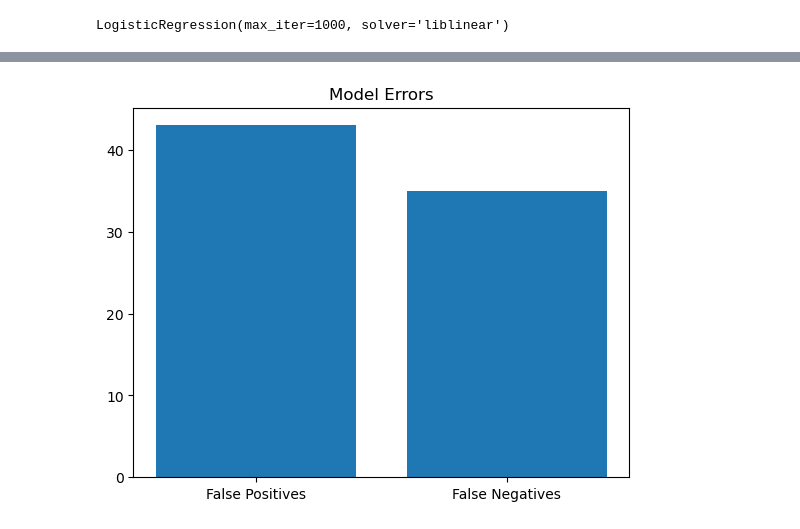
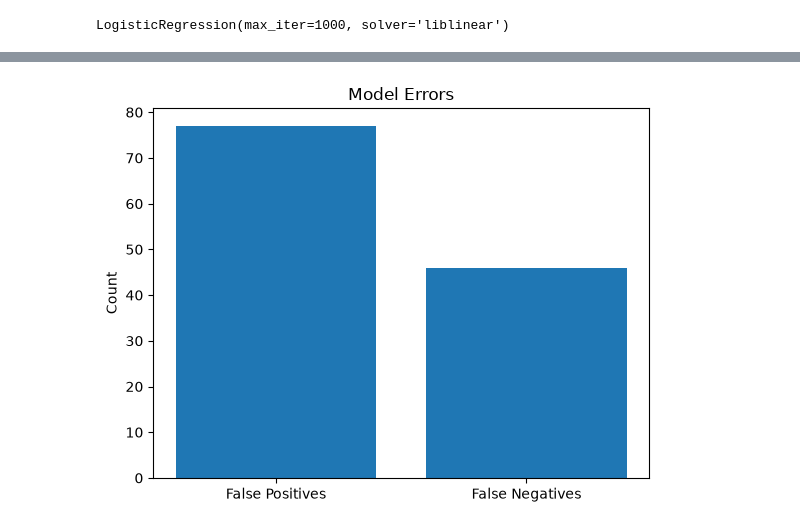
Before and after one commit to vlaw1217/Cyber-Security-Capstone-Project-, a Jupyter notebook: Capstone_Phishing_Email.ipynb, the cells around one changed output, grey strips where cells are left out. Cells and saved outputs as stored; diff of their text form; code cells hidden in the pictures.

```diff
--- a/Capstone_Phishing_Email.ipynb
+++ b/Capstone_Phishing_Email.ipynb
@@ -113,26 +74,17 @@ df.head()
 | 2 | Daily Top 10 <Karmandeep-opengevl... | user2.9@gvc.ceas-challenge.cc | Tue, 05 Aug 2008 20:28:00 -1200 | CNN.com Daily Top 10 | >+=+=+=+=+=+=+=+=+=+=+=+=+=+=+=+=... | 1 | 1 |
 | 3 | Michael Parker <ivqrnai@pobox.com> | SpamAssassin Dev <xrh@spamassassi... | Tue, 05 Aug 2008 17:31:20 -0600 | Re: svn commit: r619753 - in /spa... | Would anyone object to removing .... | 0 | 1 |
 | 4 | Gretchen Suggs <externalsep1@loan... | user2.2@gvc.ceas-challenge.cc | Tue, 05 Aug 2008 19:31:21 -0400 | SpecialPricesPharmMoreinfo | \nWelcomeFastShippingCustomerSupp... | 1 | 1 |
-# %%
-# ===============================
-# Feature Engineering
-# ===============================
-
-# Ensure all text fields are strings
-df["subject"] = df["subject"].fillna("").astype(str)
-df["body"] = df["body"].fillna("").astype(str)
-
-# Create combined email text (REQUIRED BEFORE FEATURES)
-df["email_text"] = df["subject"] + " " + df["body"]
-
-# Basic metadata features
-df["subject_length"] = df["subject"].apply(len)
-df["body_length"] = df["body"].apply(len)
-df["url_count"] = df["urls"]
 # %%
 # ===============================
 # Feature Engineering
 # ===============================
+
+# Ensure all text fields are strings
+df["subject"] = df["subject"].fillna("").astype(str)
+df["body"] = df["body"].fillna("").astype(str)
+
+# Create combined email text
+df["email_text"] = df["subject"] + " " + df["body"]
 
 # Basic metadata features
 df["subject_length"] = df["subject"].apply(len)
@@ -141,19 +93,21 @@ df["url_count"] = df["urls"]
 
 # Define phishing-related keywords
 phishing_keywords = [
-    "urgent","verify","click","login","password",
-    "account","bank","security","update","confirm"
+    "urgent", "verify", "click", "login", "password",
+    "account", "bank", "security", "update", "confirm"
 ]
 
 # Count phishing keywords in email text
 df["phishing_keyword_count"] = df["email_text"].apply(
-    lambda x: sum(x.count(word) for word in phishing_keywords)
+    lambda x: sum(x.lower().count(word) for word in phishing_keywords)
 )
 
-# Count uppercase words (often used in spam/phishing emails)
+# Count uppercase words
 df["uppercase_count"] = df["email_text"].apply(
     lambda x: sum(1 for word in x.split() if word.isupper())
 )
 
-# Count numeric characters (common in suspicious links or codes)
+# Count numeric characters
 df["digit_count"] = df["email_text"].str.count(r"\d")
+
+df.head()
@@ -296,10 +257,15 @@ plt.show()
 # %%
+# Calculate false positives and false negatives from confusion matrix
+false_positives = cm[0][1]
+false_negatives = cm[1][0]
+
 errors = ["False Positives", "False Negatives"]
-values = [43, 35]
+values = [false_positives, false_negatives]
 
 plt.figure()
 plt.bar(errors, values)
 plt.title("Model Errors")
+plt.ylabel("Count")
 plt.show()
 # %% [output]
-[figure, old version]
+[figure, new version]
```
Also changed, not shown: parts of 7 cells of this notebook, 1 other file.
